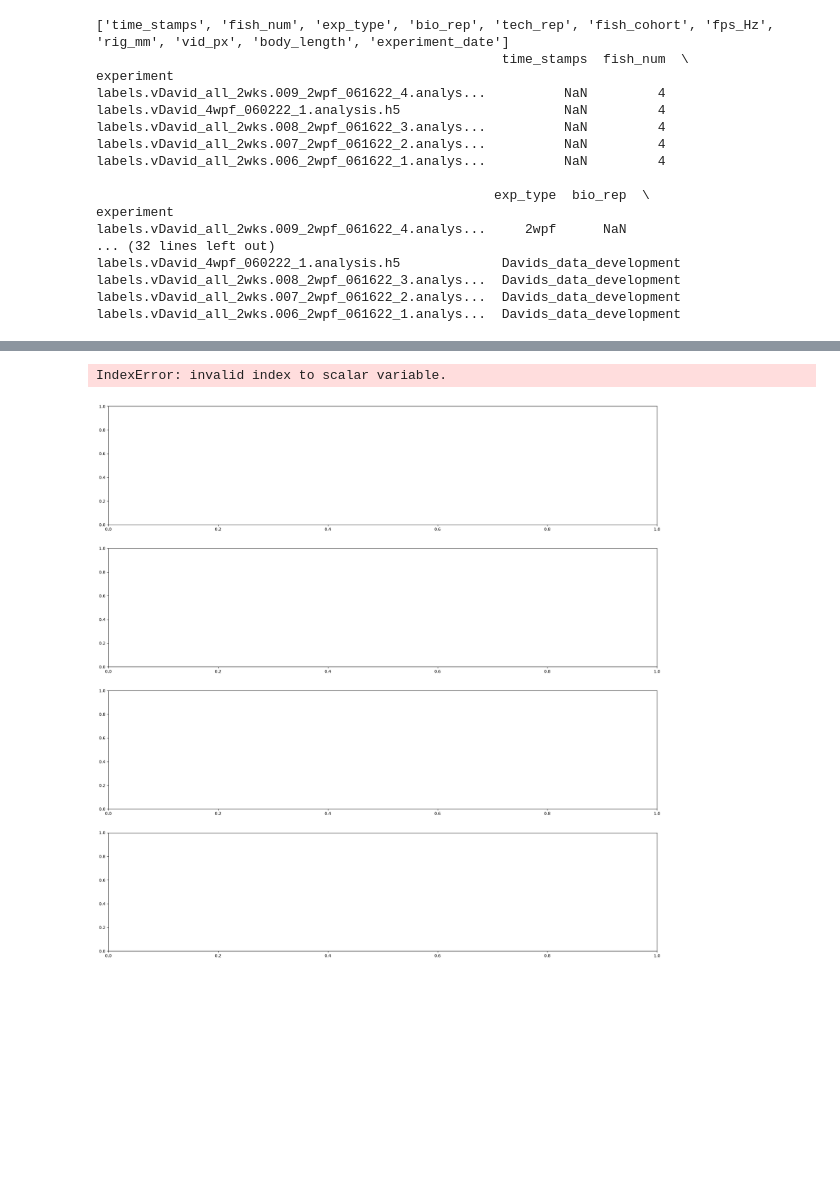
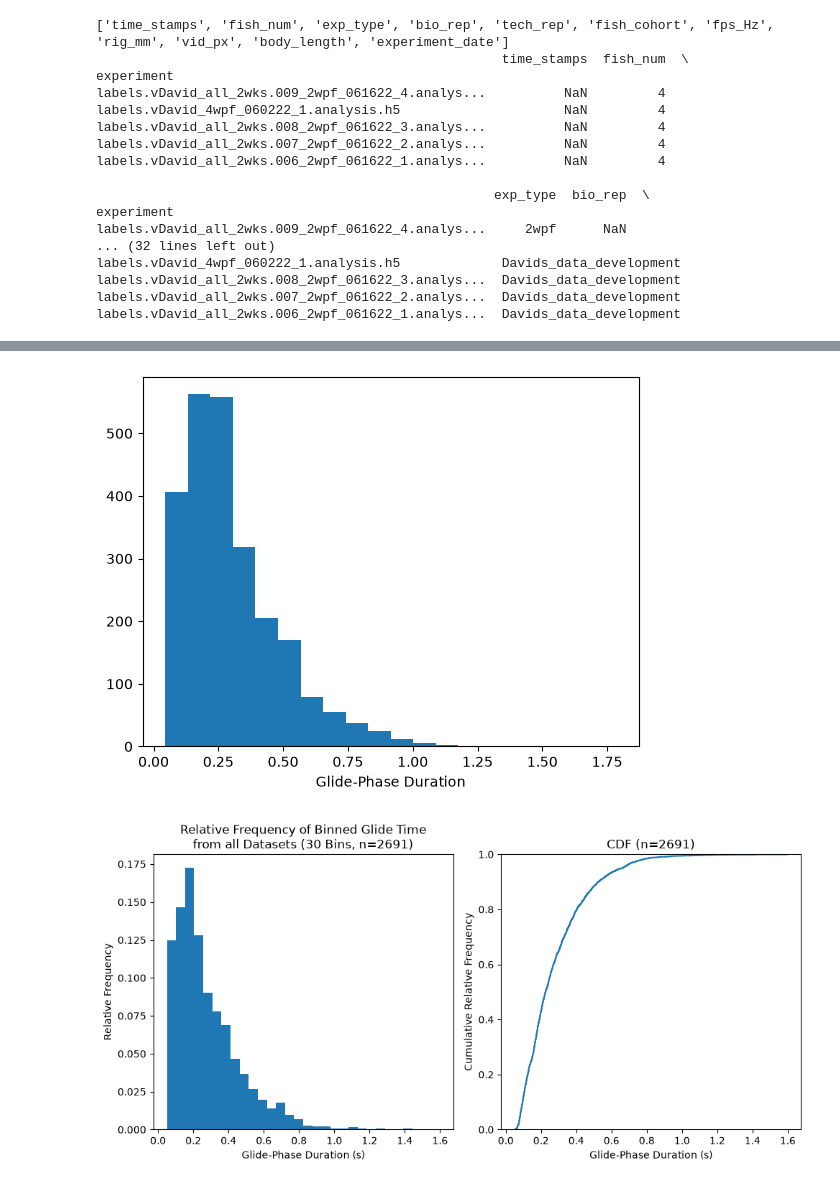
Before and after one commit to SamiSternson/Danionella-VR-Simulation-Code, a Jupyter notebook: real_school_analysis/schooling_helper_funcs_SE.ipynb, the cells around one changed output, grey strips where cells are left out. Cells and saved outputs as stored; diff of their text form; code cells hidden in the pictures; blank space fills up the shorter version.

```diff
--- a/real_school_analysis/schooling_helper_funcs_SE.ipynb
+++ b/real_school_analysis/schooling_helper_funcs_SE.ipynb
@@ -1205,14 +1321,11 @@ def acceleration(speed):
-# %%
-start_time=30
-end_time=35
-fig, ax=plt.subplots(4,1, figsize=(24, 24))
-for i in range(4):
-    accel=acceleration(f_speed[i])
-    ax[i].plot([j*frames_to_seconds+start_time for j in range(len(get_data_on_interval(accel,  start_time, end_time)))], get_data_on_interval(accel,start_time, end_time)*scale)
-    ax[i].set_xlabel("Time (s)")
-    ax[i].set_ylabel("Acceleration (mm/s/s)")
-    ax[i].set_title(f"Fish {i+1}")
-plt.show()
-# %% [output]
-IndexError: invalid index to scalar variable.
-[figure, removed]
+# %%
+distances=[]
+for peak_set in peaks:
+    for peak in peak_set:
+        distances.append(peak["distance_to_next_start"]/fps_Hz)
+# %%
+plt.hist(distances, bins=20)
+plt.xlabel("Glide-Phase Duration")
+plt.show()
+# %% [output]
+[figure, added]
@@ -1218,0 +1379,16 @@ IndexError: invalid index to scalar variable.
+# %%
+weights = np.ones(len(distances)) / len(distances)
+fig, ax=plt.subplots(1, 2, figsize=(10, 5))
+
+ax[0].hist(distances, bins=30, weights=weights,)
+ax[0].set_xlabel("Glide-Phase Duration (s)")
+ax[0].set_ylabel("Relative Frequency")
+ax[0].set_title(f"Relative Frequency of Binned Glide Time\nfrom all Datasets (30 Bins, n={len(distances)})")
+ax[1].ecdf(distances)
+ax[1].set_xlabel("Glide-Phase Duration (s)")
+ax[1].set_ylabel("Cumulative Relative Frequency")
+ax[1].set_title(f"CDF (n={len(distances)})")
+fig.tight_layout()
+plt.show()
+# %% [output]
+[figure, added]
```
Also changed, not shown: parts of 19 cells of this notebook, 2 other files.
